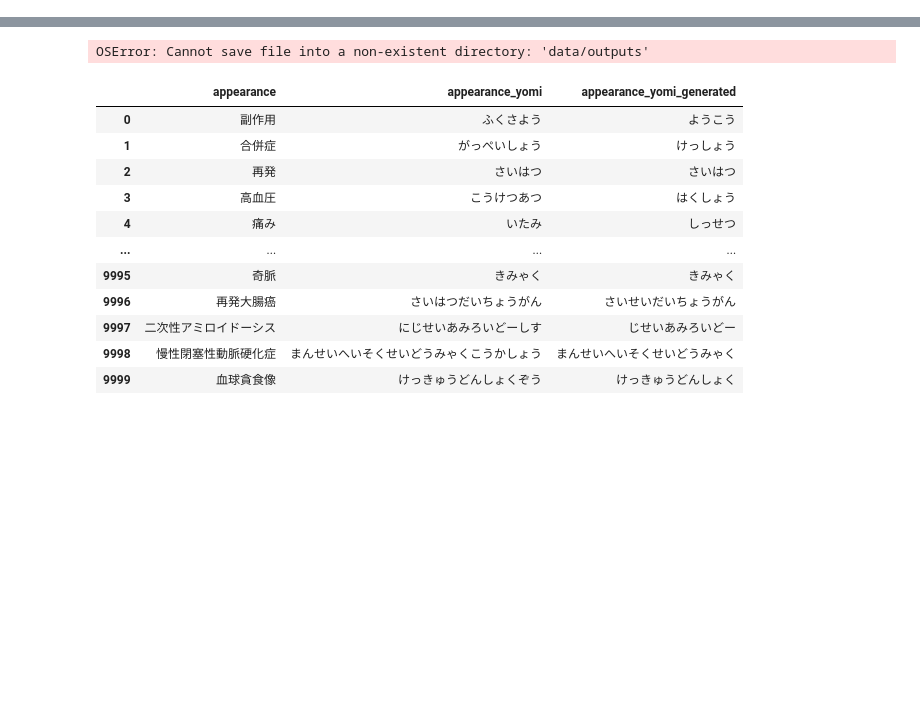
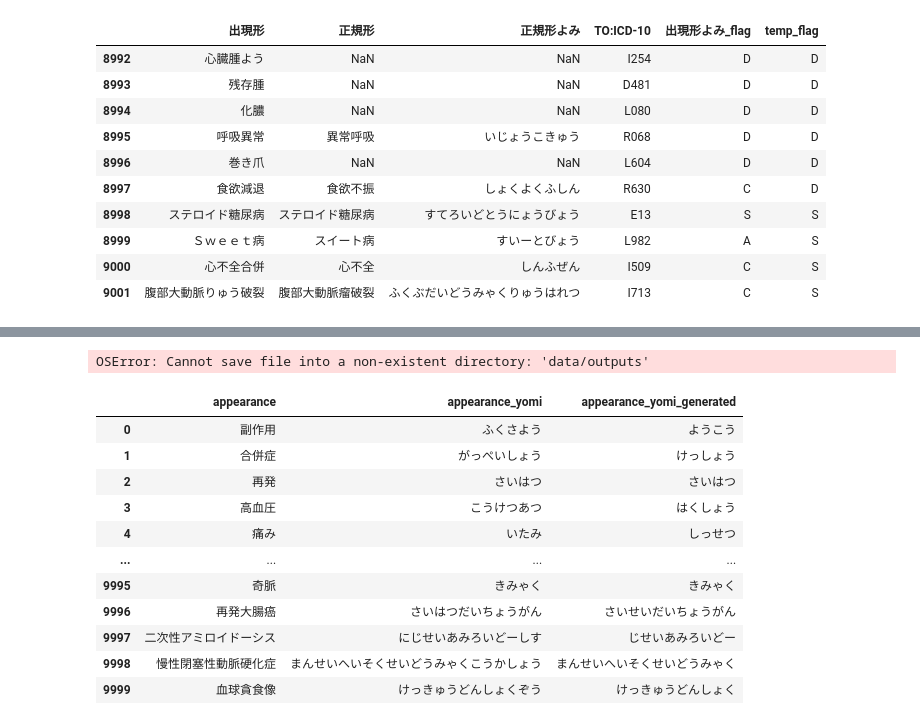
Before and after one commit to sociocom/dicomplete, a Jupyter notebook: notebooks/explore.ipynb, the cells around one changed output, grey strips where cells are left out. Cells and saved outputs as stored; diff of their text form; code cells hidden in the pictures; blank space fills up the shorter version.

```diff
--- a/notebooks/explore.ipynb
+++ b/notebooks/explore.ipynb
@@ -77,0 +63,14 @@ Name: count, dtype: int64
+# %%
+df[["出現形", "正規形", "正規形よみ","TO:ICD-10", "出現形よみ_flag", "temp_flag"]].iloc[8992:9002,:]
+# %% [output]
+|  | 出現形 | 正規形 | 正規形よみ | TO:ICD-10 | 出現形よみ_flag | temp_flag |
+| 8992 | 心臓腫よう | NaN | NaN | I254 | D | D |
+| 8993 | 残存腫 | NaN | NaN | D481 | D | D |
+| 8994 | 化膿 | NaN | NaN | L080 | D | D |
+| 8995 | 呼吸異常 | 異常呼吸 | いじょうこきゅう | R068 | D | D |
+| 8996 | 巻き爪 | NaN | NaN | L604 | D | D |
+| 8997 | 食欲減退 | 食欲不振 | しょくよくふしん | R630 | C | D |
+| 8998 | ステロイド糖尿病 | ステロイド糖尿病 | すてろいどとうにょうびょう | E13 | S | S |
+| 8999 | Ｓｗｅｅｔ病 | スイート病 | すいーとびょう | L982 | A | S |
+| 9000 | 心不全合併 | 心不全 | しんふぜん | I509 | C | S |
+| 9001 | 腹部大動脈りゅう破裂 | 腹部大動脈瘤破裂 | ふくぶだいどうみゃくりゅうはれつ | I713 | C | S |
```
Also changed, not shown: parts of 18 cells of this notebook, 5 other files.
